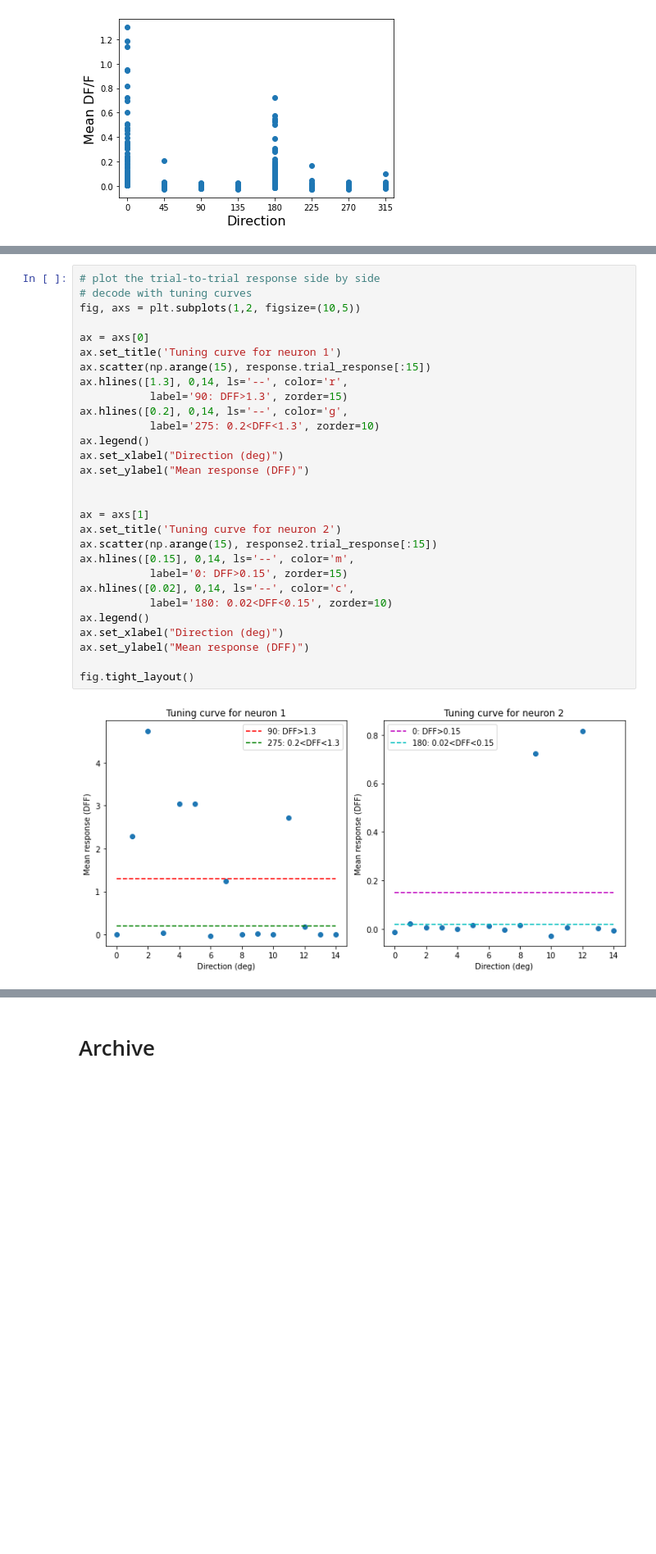
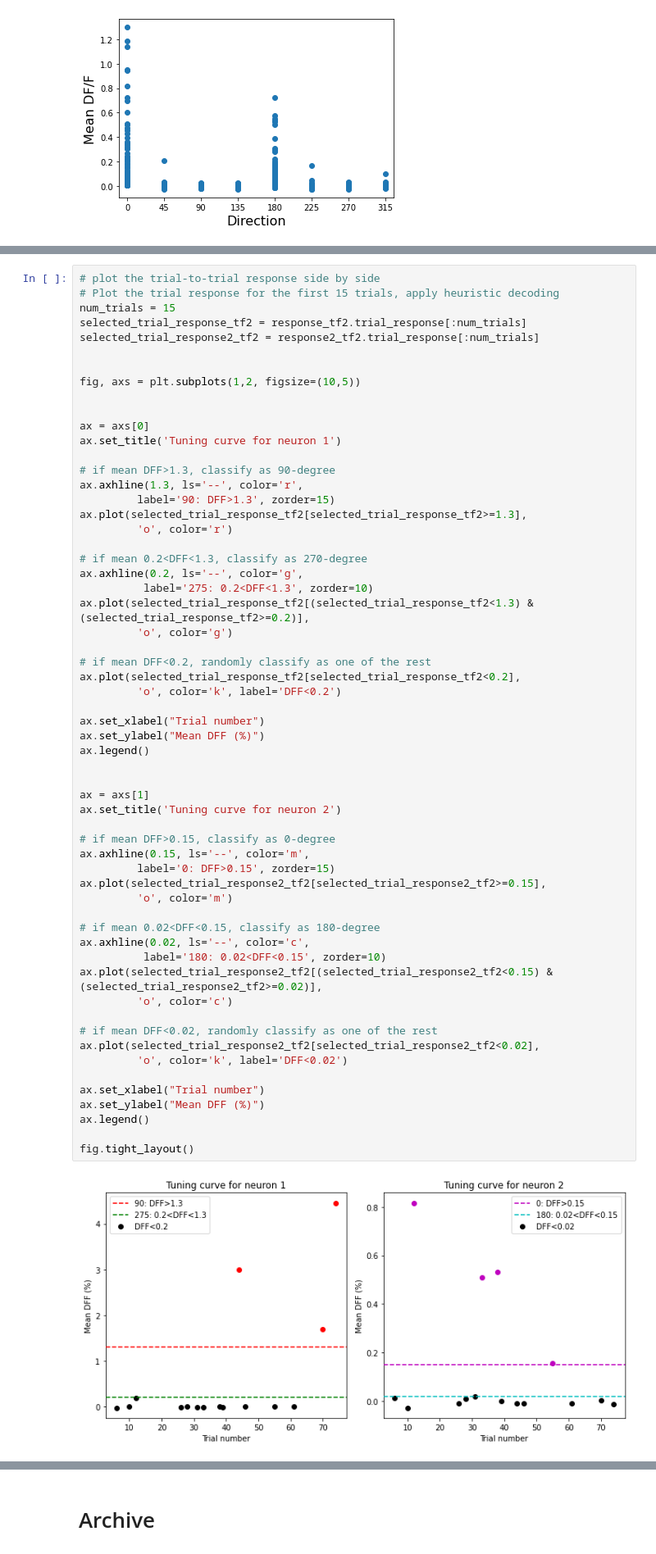
Before and after one commit to AllenSWDB/TReND_2024, a Jupyter notebook: code/Day 2 - neural variability.ipynb, the cells around one changed output, grey strips where cells are left out. Shown: that part at 82% size. Drawn from its saved outputs; the diff is of its cells as text; blank space fills up the shorter version.

```diff
--- a/code/Day 2 - neural variability.ipynb
+++ b/code/Day 2 - neural variability.ipynb
@@ -426,31 +619,61 @@ fig.tight_layout()
 # %%
 # plot the trial-to-trial response side by side
-# decode with tuning curves
+# Plot the trial response for the first 15 trials, apply heuristic decoding
+num_trials = 15
+selected_trial_response_tf2 = response_tf2.trial_response[:num_trials]
+selected_trial_response2_tf2 = response2_tf2.trial_response[:num_trials]
+
+
 fig, axs = plt.subplots(1,2, figsize=(10,5))
+
 
 ax = axs[0]
 ax.set_title('Tuning curve for neuron 1')
-ax.scatter(np.arange(15), response.trial_response[:15])
-ax.hlines([1.3], 0,14, ls='--', color='r',
-           label='90: DFF>1.3', zorder=15)
-ax.hlines([0.2], 0,14, ls='--', color='g',
-           label='275: 0.2<DFF<1.3', zorder=10)
+
+# if mean DFF>1.3, classify as 90-degree
+ax.axhline(1.3, ls='--', color='r',
+         label='90: DFF>1.3', zorder=15)
+ax.plot(selected_trial_response_tf2[selected_trial_response_tf2>=1.3],
+         'o', color='r')
+
+# if mean 0.2<DFF<1.3, classify as 270-degree
+ax.axhline(0.2, ls='--', color='g',
+          label='275: 0.2<DFF<1.3', zorder=10)
+ax.plot(selected_trial_response_tf2[(selected_trial_response_tf2<1.3) & (selected_trial_response_tf2>=0.2)],
+         'o', color='g')
+
+# if mean DFF<0.2, randomly classify as one of the rest
+ax.plot(selected_trial_response_tf2[selected_trial_response_tf2<0.2],
+         'o', color='k', label='DFF<0.2')
+
+ax.set_xlabel("Trial number")
+ax.set_ylabel("Mean DFF (%)")
 ax.legend()
-ax.set_xlabel("Direction (deg)")
-ax.set_ylabel("Mean response (DFF)")
 
 
 ax = axs[1]
 ax.set_title('Tuning curve for neuron 2')
-ax.scatter(np.arange(15), response2.trial_response[:15])
-ax.hlines([0.15], 0,14, ls='--', color='m',
-           label='0: DFF>0.15', zorder=15)
-ax.hlines([0.02], 0,14, ls='--', color='c',
-           label='180: 0.02<DFF<0.15', zorder=10)
+
+# if mean DFF>0.15, classify as 0-degree
+ax.axhline(0.15, ls='--', color='m',
+         label='0: DFF>0.15', zorder=15)
+ax.plot(selected_trial_response2_tf2[selected_trial_response2_tf2>=0.15],
+         'o', color='m')
+
+# if mean 0.02<DFF<0.15, classify as 180-degree
+ax.axhline(0.02, ls='--', color='c',
+          label='180: 0.02<DFF<0.15', zorder=10)
+ax.plot(selected_trial_response2_tf2[(selected_trial_response2_tf2<0.15) & (selected_trial_response2_tf2>=0.02)],
+         'o', color='c')
+
+# if mean DFF<0.02, randomly classify as one of the rest
+ax.plot(selected_trial_response2_tf2[selected_trial_response2_tf2<0.02],
+         'o', color='k', label='DFF<0.02')
+
+ax.set_xlabel("Trial number")
+ax.set_ylabel("Mean DFF (%)")
 ax.legend()
-ax.set_xlabel("Direction (deg)")
-ax.set_ylabel("Mean response (DFF)")
 
 fig.tight_layout()
 # %% [output]
-[figure, old version]
+[figure, new version]
```
Also changed, not shown: parts of 80 cells of this notebook, 1 other file.
